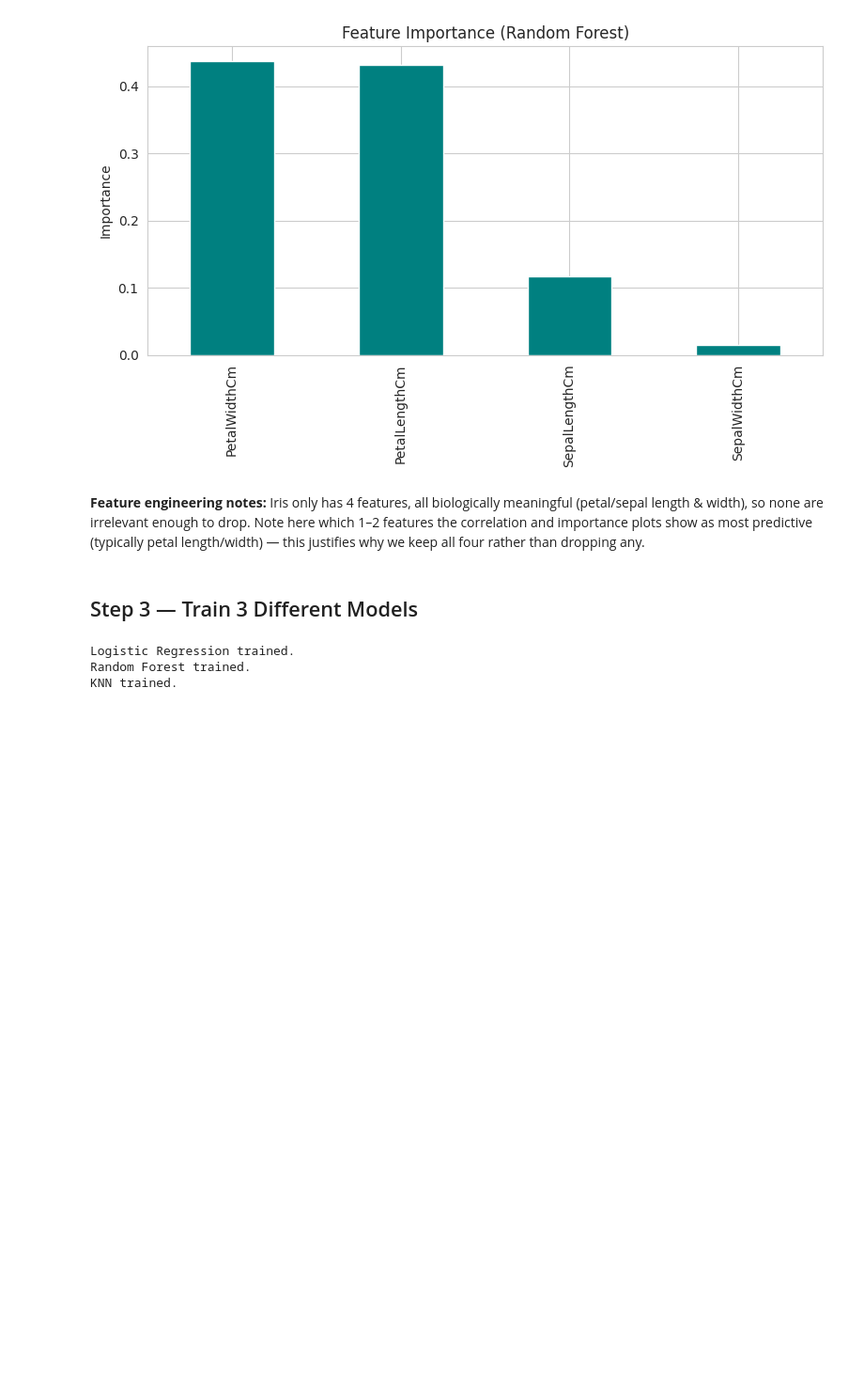
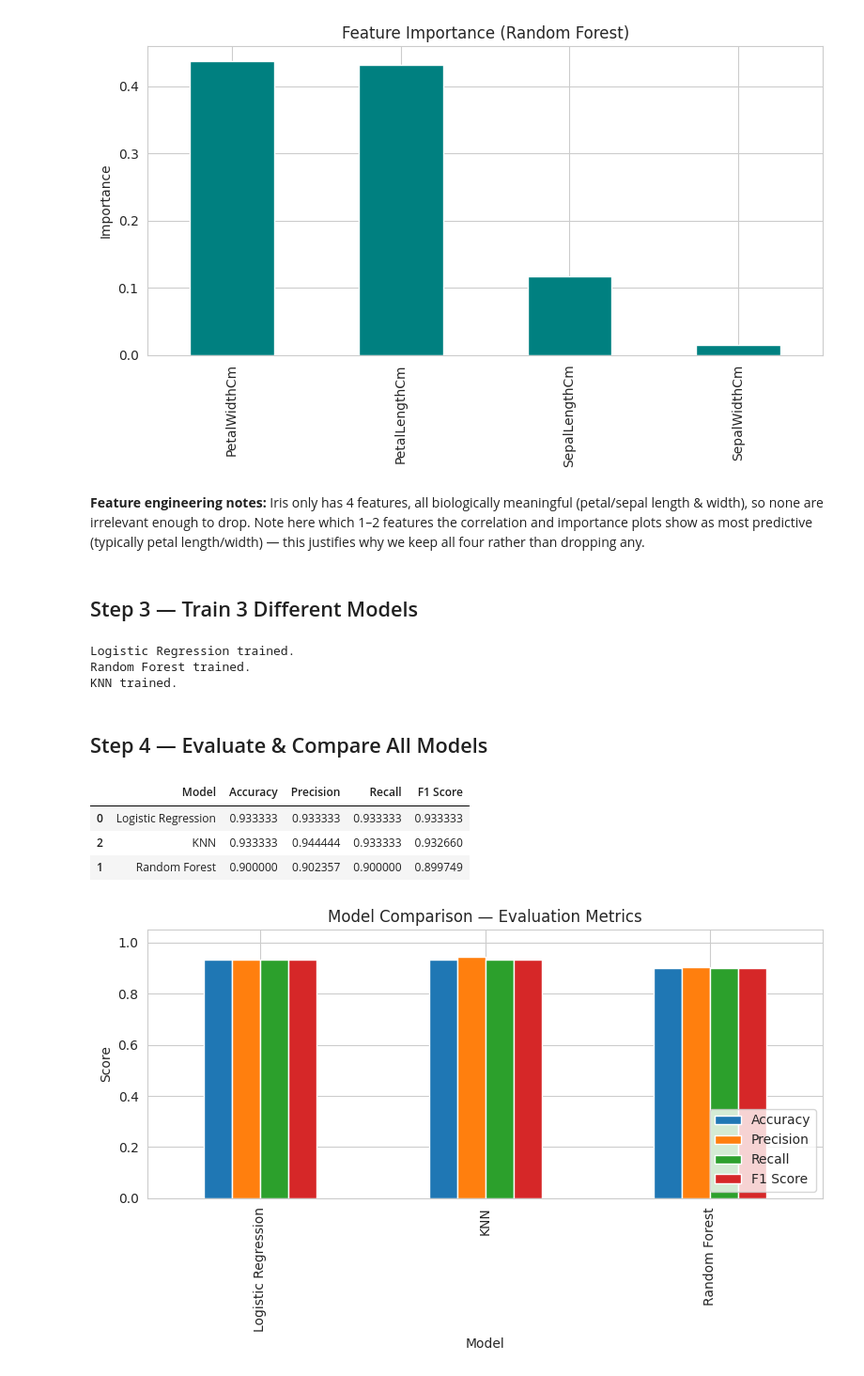
Before and after one commit to prashanth21156/Iris-ML-Project-2, a Jupyter notebook: Iris_ML_Project_2.ipynb, the cells around one changed output. Shown at 94% size. Cells and saved outputs as stored; diff of their text form; code cells hidden in the pictures; blank space fills up the shorter version.

Commit message:
feat(model_evaluation): Visualize model performance metrics
This commit enhances the model evaluation process by:
- Generating a bar chart to visually compare the Accuracy, Precision, Recall, and F1 Score for all trained models.
- Setting appropriate chart titles, labels, and limits for better readability.
- Displaying a legend to distinguish between the different metrics.

This visualization provides a clear overview of each model's performance on the test set, complementing the tabular results.

```diff
--- a/Iris_ML_Project_2.ipynb
+++ b/Iris_ML_Project_2.ipynb
@@ -175,3 +175,33 @@ for name, model in models.items():
 Logistic Regression trained.
 Random Forest trained.
 KNN trained.
+# %% [markdown]
+## Step 4 — Evaluate & Compare All Models
+# %%
+results = []
+for name, preds in predictions.items():
+    results.append({
+        "Model": name,
+        "Accuracy": accuracy_score(y_test, preds),
+        "Precision": precision_score(y_test, preds, average="macro"),
+        "Recall": recall_score(y_test, preds, average="macro"),
+        "F1 Score": f1_score(y_test, preds, average="macro"),
+    })
+
+results_df = pd.DataFrame(results).sort_values(by="F1 Score", ascending=False)
+results_df
+# %% [output]
+|  | Model | Accuracy | Precision | Recall | F1 Score |
+| 0 | Logistic Regression | 0.933333 | 0.933333 | 0.933333 | 0.933333 |
+| 2 | KNN | 0.933333 | 0.944444 | 0.933333 | 0.932660 |
+| 1 | Random Forest | 0.900000 | 0.902357 | 0.900000 | 0.899749 |
+# %%
+results_df.set_index("Model")[["Accuracy", "Precision", "Recall", "F1 Score"]].plot(kind="bar")
+plt.title("Model Comparison — Evaluation Metrics")
+plt.ylabel("Score")
+plt.ylim(0, 1.05)
+plt.legend(loc="lower right")
+plt.tight_layout()
+plt.show()
+# %% [output]
+[figure, added]
```
